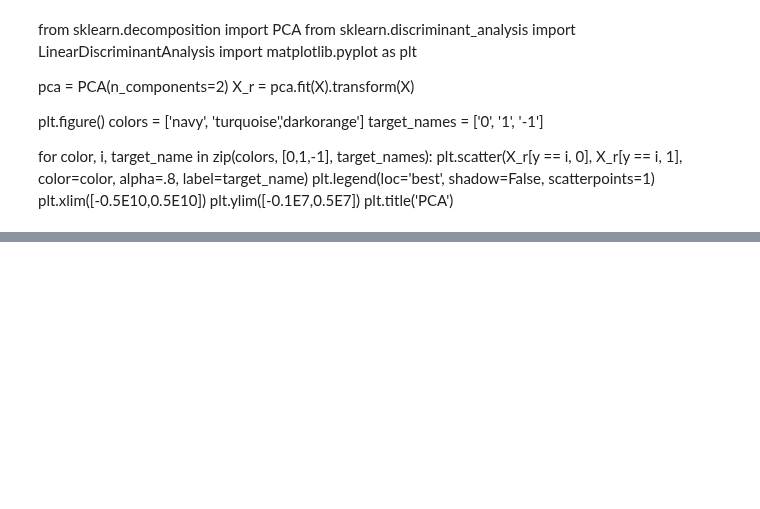
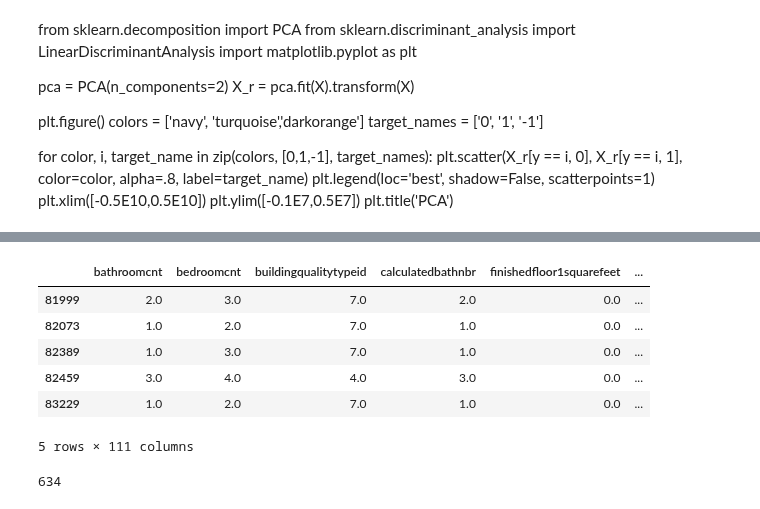
Before and after one commit to Rogue-Y/kaggle-zillow, a Jupyter notebook: Outlier analysis.ipynb, the cells around one changed output, grey strips where cells are left out. Cells and saved outputs as stored; diff of their text form; code cells hidden in the pictures; blank space fills up the shorter version.

```diff
--- a/Outlier analysis.ipynb
+++ b/Outlier analysis.ipynb
@@ -295,0 +307,3 @@ avg / total       0.99      0.98      0.98      1999
+# %%
+X_test['label'] = 0
+X_test.loc[X_test['absy']>1,'label']=1
@@ -295,0 +325,5 @@ avg / total       0.99      0.98      0.98      1999
+# %%
+sample_size = len(X_test[X_test['label'] == 1])
+zero_indices = X_test[X_test['label'] == 0].index
+random_indices = np.random.choice(zero_indices, sample_size, replace=False)
+X_test2 = pd.concat([X_test[X_test['label'] == 1], X_test.loc[random_indices]])
@@ -295,0 +337,13 @@ avg / total       0.99      0.98      0.98      1999
+# %%
+X_train2=X_train2.drop(['y','absy','label'],1)
+X_test2=X_test2.drop(['y','absy','label'],1)
+# %%
+X_test2.head()
+# %% [output]
+|  | bathroomcnt | bedroomcnt | buildingqualitytypeid | calculatedbathnbr | finishedfloor1squarefeet | ... |
+| 81999 | 2.0 | 3.0 | 7.0 | 2.0 | 0.0 | ... |
+| 82073 | 1.0 | 2.0 | 7.0 | 1.0 | 0.0 | ... |
+| 82389 | 1.0 | 3.0 | 7.0 | 1.0 | 0.0 | ... |
+| 82459 | 3.0 | 4.0 | 4.0 | 3.0 | 0.0 | ... |
+| 83229 | 1.0 | 2.0 | 7.0 | 1.0 | 0.0 | ... |
+5 rows × 111 columns
@@ -295,0 +352,4 @@ avg / total       0.99      0.98      0.98      1999
+# %%
+len(l_train)
+# %% [output]
+634
```
Also changed, not shown: parts of 18 cells of this notebook.
